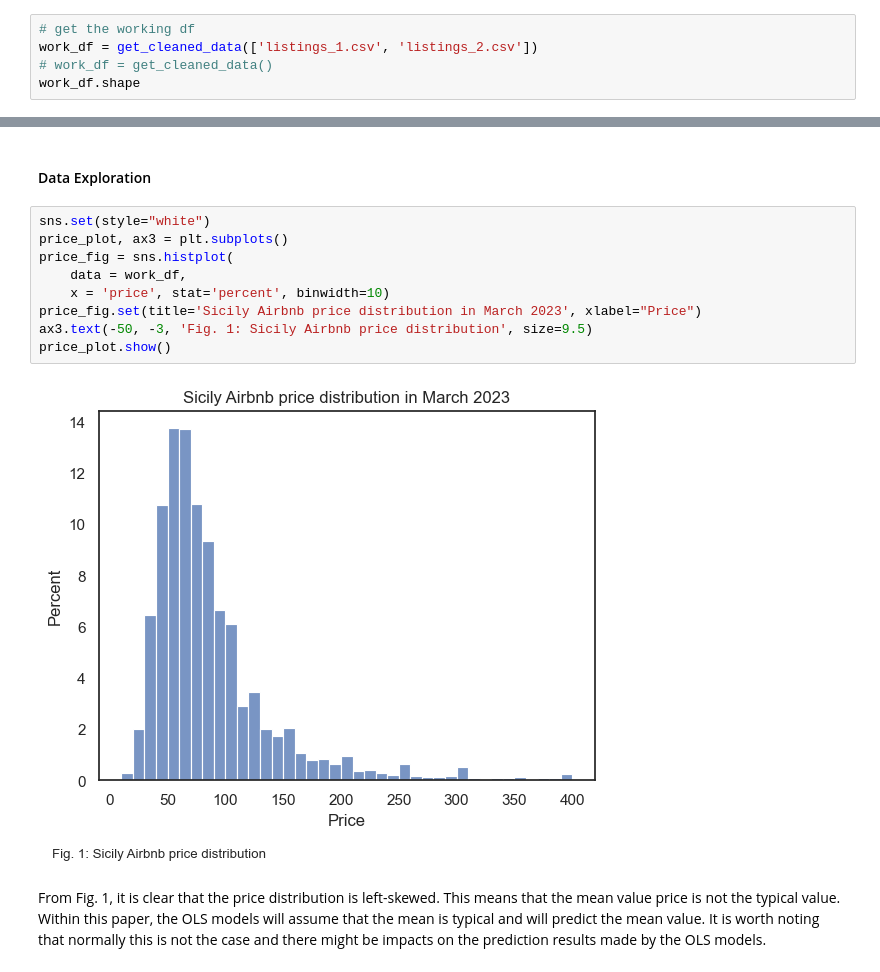
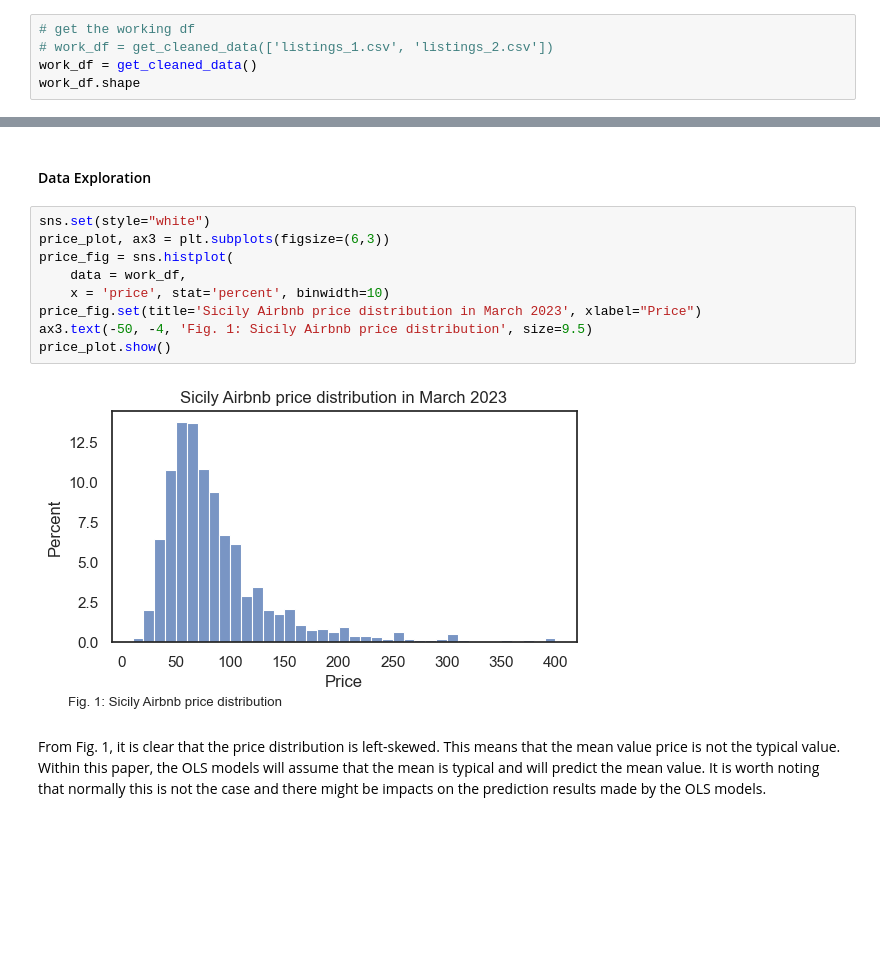
Before and after one commit to viethngn/Data_Analysis_3_ECBS5171, a Jupyter notebook: assignment2/assignment2_viethngn.ipynb, the cells around one changed output, grey strips where cells are left out. Cells and saved outputs as stored; diff of their text form; blank space fills up the shorter version.

```diff
--- a/assignment2/assignment2_viethngn.ipynb
+++ b/assignment2/assignment2_viethngn.ipynb
@@ -133,8 +133,8 @@ def get_cleaned_data(src=None) -> pd.DataFrame:
     return working_sample
 # %%
 # get the working df
-work_df = get_cleaned_data(['listings_1.csv', 'listings_2.csv'])
-# work_df = get_cleaned_data()
+# work_df = get_cleaned_data(['listings_1.csv', 'listings_2.csv'])
+work_df = get_cleaned_data()
 work_df.shape
 # %% [output]
 (16240, 44)
@@ -529,15 +531,15 @@ From all the data features in the raw dataset, we will use a subset of those as
 #### Data Exploration
 # %%
 sns.set(style="white")
-price_plot, ax3 = plt.subplots()
+price_plot, ax3 = plt.subplots(figsize=(6,3))
 price_fig = sns.histplot(
     data = work_df,
     x = 'price', stat='percent', binwidth=10)
 price_fig.set(title='Sicily Airbnb price distribution in March 2023', xlabel="Price")
-ax3.text(-50, -3, 'Fig. 1: Sicily Airbnb price distribution', size=9.5)
+ax3.text(-50, -4, 'Fig. 1: Sicily Airbnb price distribution', size=9.5)
 price_plot.show()
 # %% [output]
-[figure, old version]
+[figure, new version]
 # %% [markdown]
 From Fig. 1, it is clear that the price distribution is left-skewed. This means that the mean value price is not the typical value. Within this paper, the OLS models will assume that the mean is typical and will predict the mean value. It is worth noting that normally this is not the case and there might be impacts on the prediction results made by the OLS models.
 # %% [markdown]
```
Also changed, not shown: parts of 19 cells of this notebook, 2 other files.
